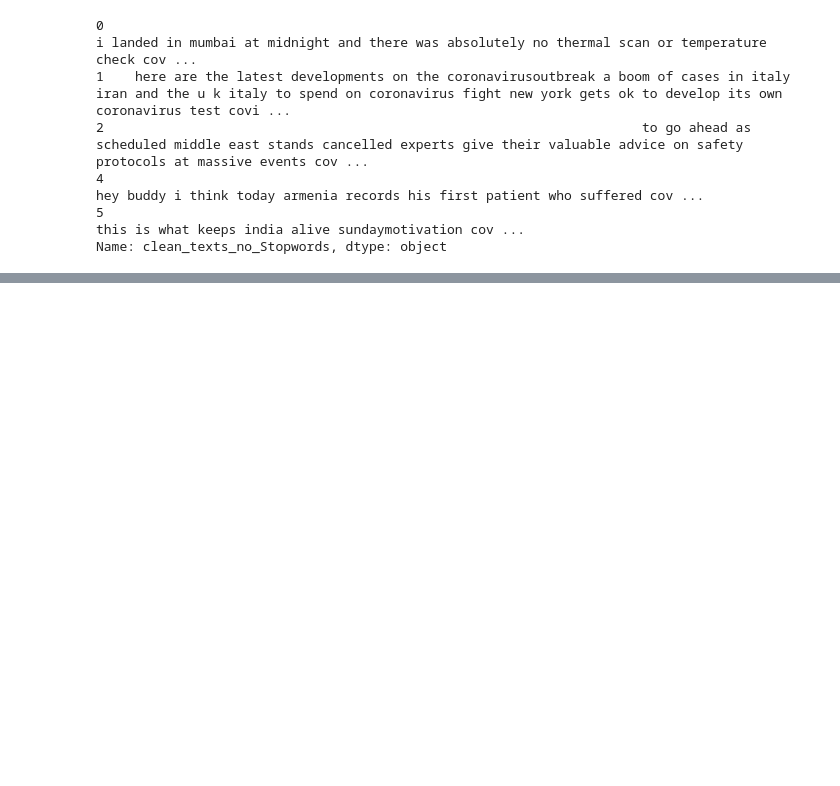
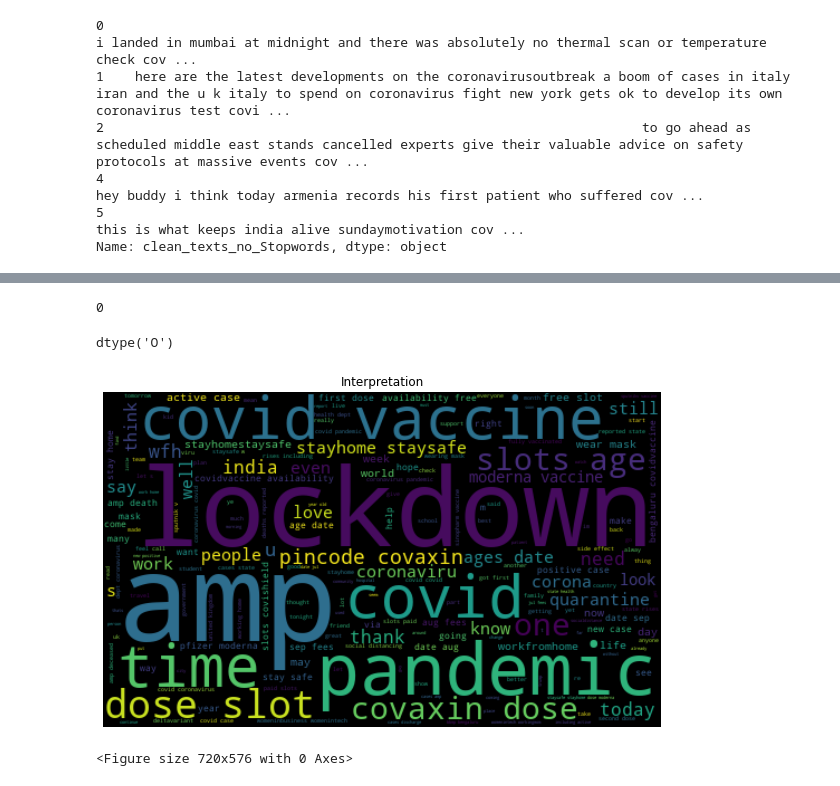
Before and after one commit to ayushjain9/NLP_SentimentAnalysis, a Jupyter notebook: master.ipynb, the cells around one changed output, grey strips where cells are left out. Saved outputs shown, nothing was run; the diff lists cells and outputs as text; code cells hidden in the pictures; blank space fills up the shorter version.

```diff
--- a/master.ipynb
+++ b/master.ipynb
@@ -495,3 +500,5 @@ df_final.shape
+# %%
+df_final = df_final.drop_duplicates(subset=['text'], keep='last')
 # %% [markdown]
 ## Selecting df by countries
 # %%
@@ -576,0 +598,2 @@ Name: clean_texts_no_Stopwords, dtype: object
+# %%
+df_final.clean_texts = df_final.clean_texts.replace('\s+', ' ', regex=True) #removing extra spaces
@@ -576,0 +616,4 @@ Name: clean_texts_no_Stopwords, dtype: object
+# %%
+# Tokenisation
+df_final['tokenized_texts'] = df_final.clean_texts.apply(word_tokenize)
+df_final.head()
@@ -576,0 +631,4 @@ Name: clean_texts_no_Stopwords, dtype: object
+# %%
+df_final.tokenized_texts.isna().sum()
+# %% [output]
+0
@@ -576,0 +640,21 @@ Name: clean_texts_no_Stopwords, dtype: object
+# %%
+df_final['clean_texts'].dtypes
+# %% [output]
+dtype('O')
+# %%
+import matplotlib.pyplot as plt
+def cloud_of_Words(tweet_cat,title):
+    forcloud = ' '.join([tweet for tweet in tweet_cat])
+    wordcloud = WordCloud(width =500,height = 300,random_state =5,max_font_size=110).generate(forcloud)
+    plt.imshow(wordcloud, interpolation ='bilinear')
+    plt.title(title)
+    plt.axis('off')
+    plt.show()
+    plt.figure(figsize = (10,8))
+# %%
+plt.figure(figsize = (10,8))
+# Creating wordclouds for positive, negative, neutral tweets
+cloud_of_Words(df_final['clean_texts'], 'Interpretation')
+# %% [output]
+[figure, added]
+<Figure size 720x576 with 0 Axes>
```
Also changed, not shown: parts of 21 cells of this notebook.
